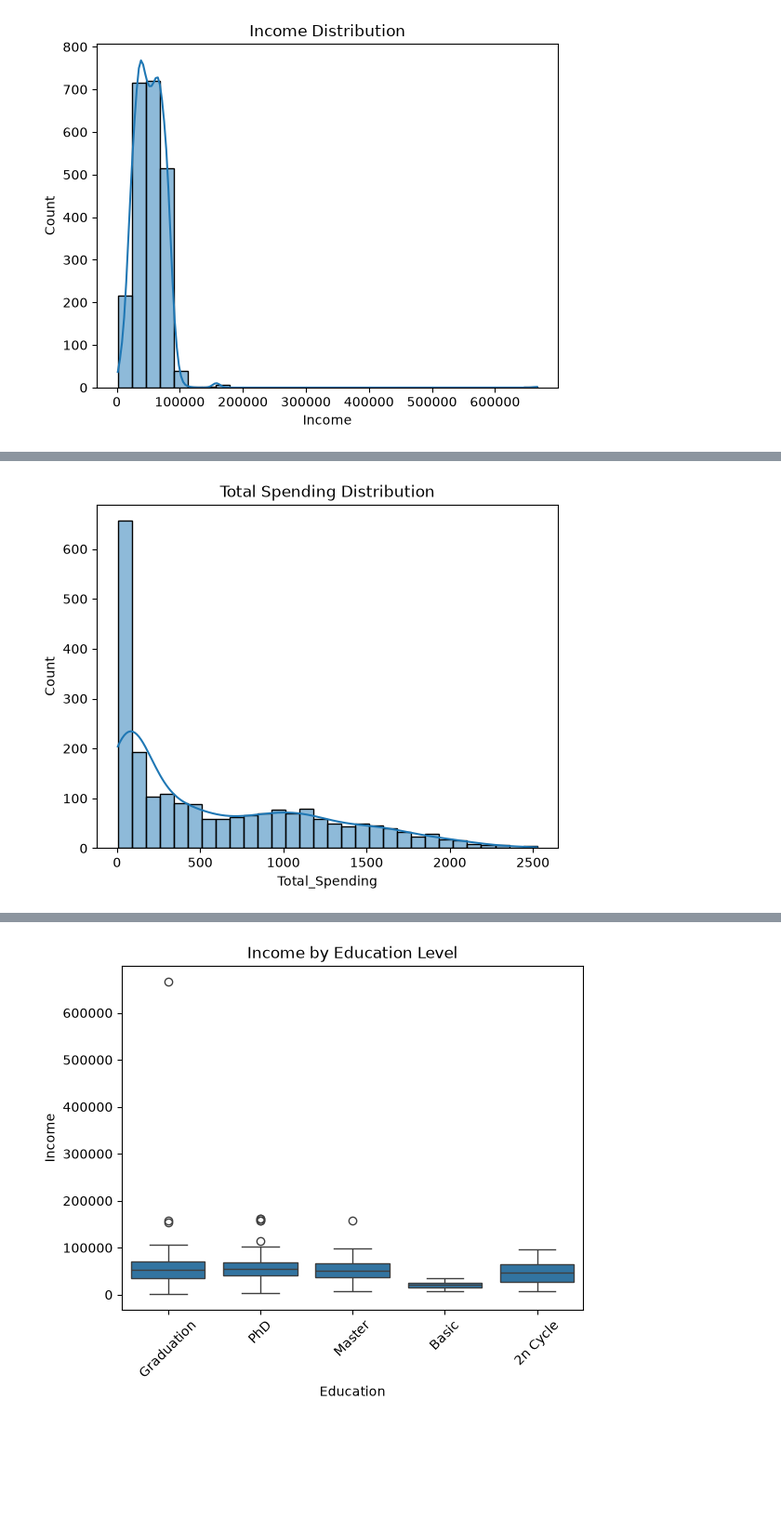
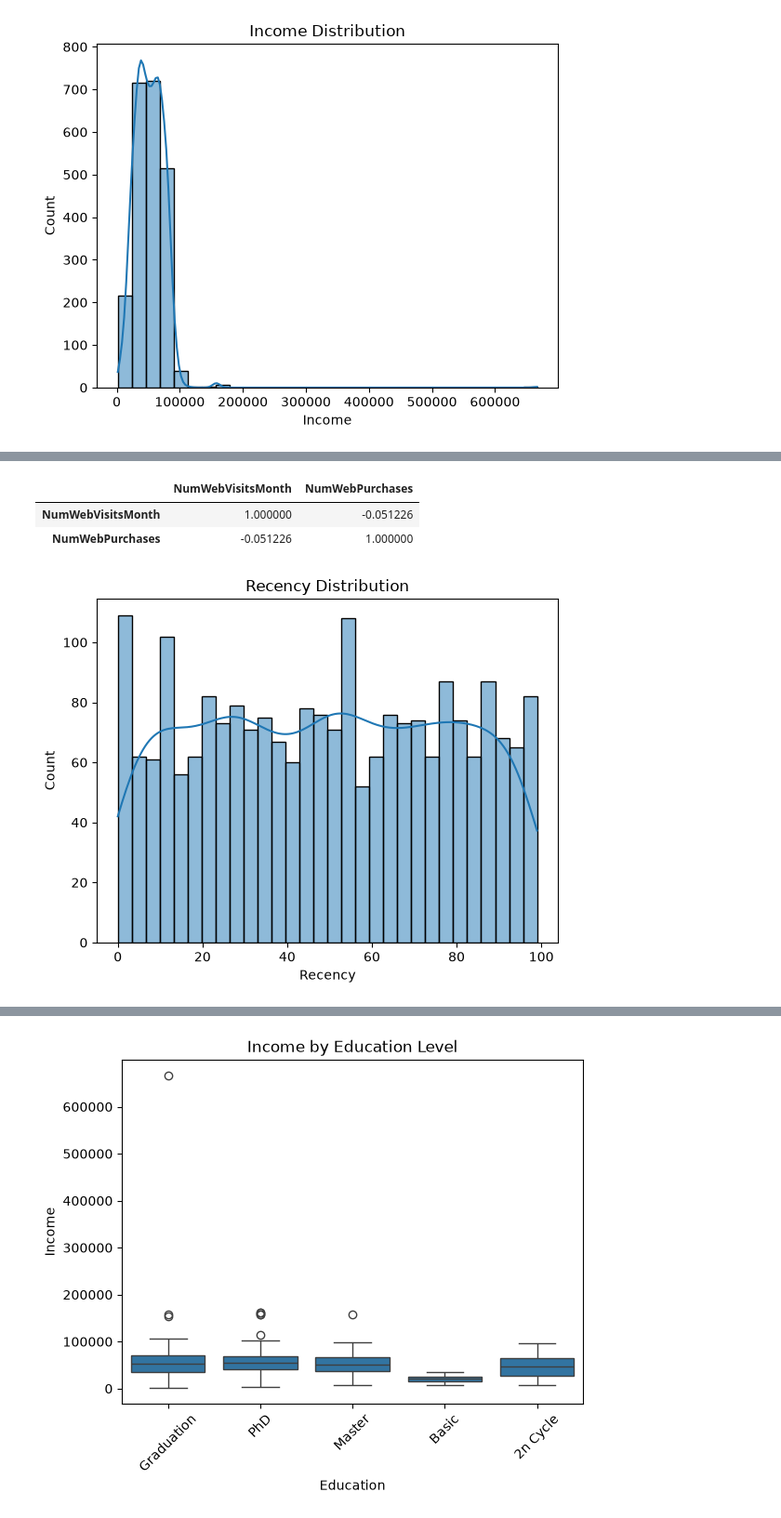
Before and after one commit to EressaMuluken/customer-segmentation-streamlit, a Jupyter notebook: notebooks/customer_seg.ipynb, the cells around one changed output, grey strips where cells are left out. Shown at 93% size. Saved outputs shown, nothing was run; the diff lists cells and outputs as text; code cells hidden in the pictures; blank space fills up the shorter version.

```diff
--- a/notebooks/customer_seg.ipynb
+++ b/notebooks/customer_seg.ipynb
@@ -377,6 +420,12 @@ plt.show()
+# %%
+df[['NumWebVisitsMonth','NumWebPurchases' ]].corr()
+# %% [output]
+|  | NumWebVisitsMonth | NumWebPurchases |
+| NumWebVisitsMonth | 1.000000 | -0.051226 |
+| NumWebPurchases | -0.051226 | 1.000000 |
 # %%
-sns.histplot(df['Total_Spending'], bins=30, kde=True)
-plt.title('Total Spending Distribution')
+sns.histplot(df["Recency"], bins=30, kde=True)
+plt.title('Recency Distribution')
 plt.show()
 # %% [output]
-[figure, old version]
+[figure, new version]
```
Also changed, not shown: parts of 47 cells of this notebook.
